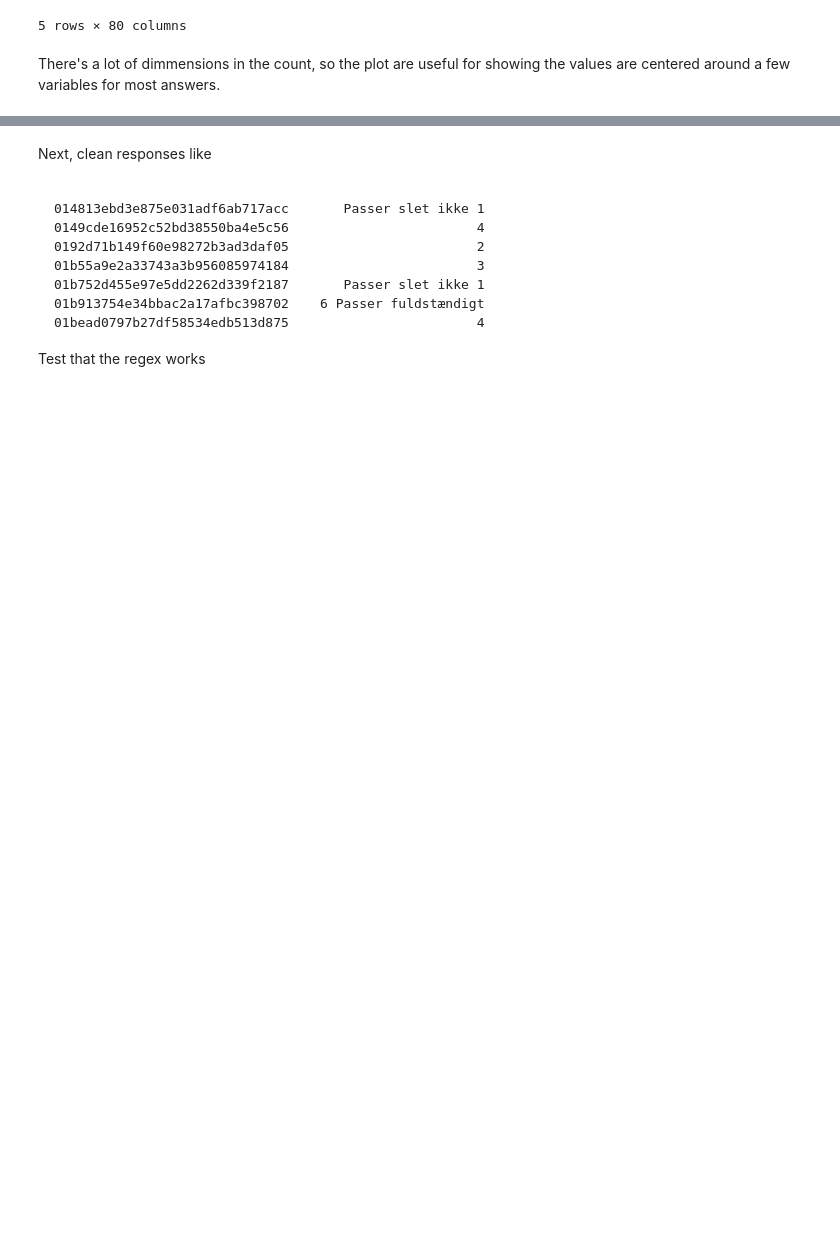
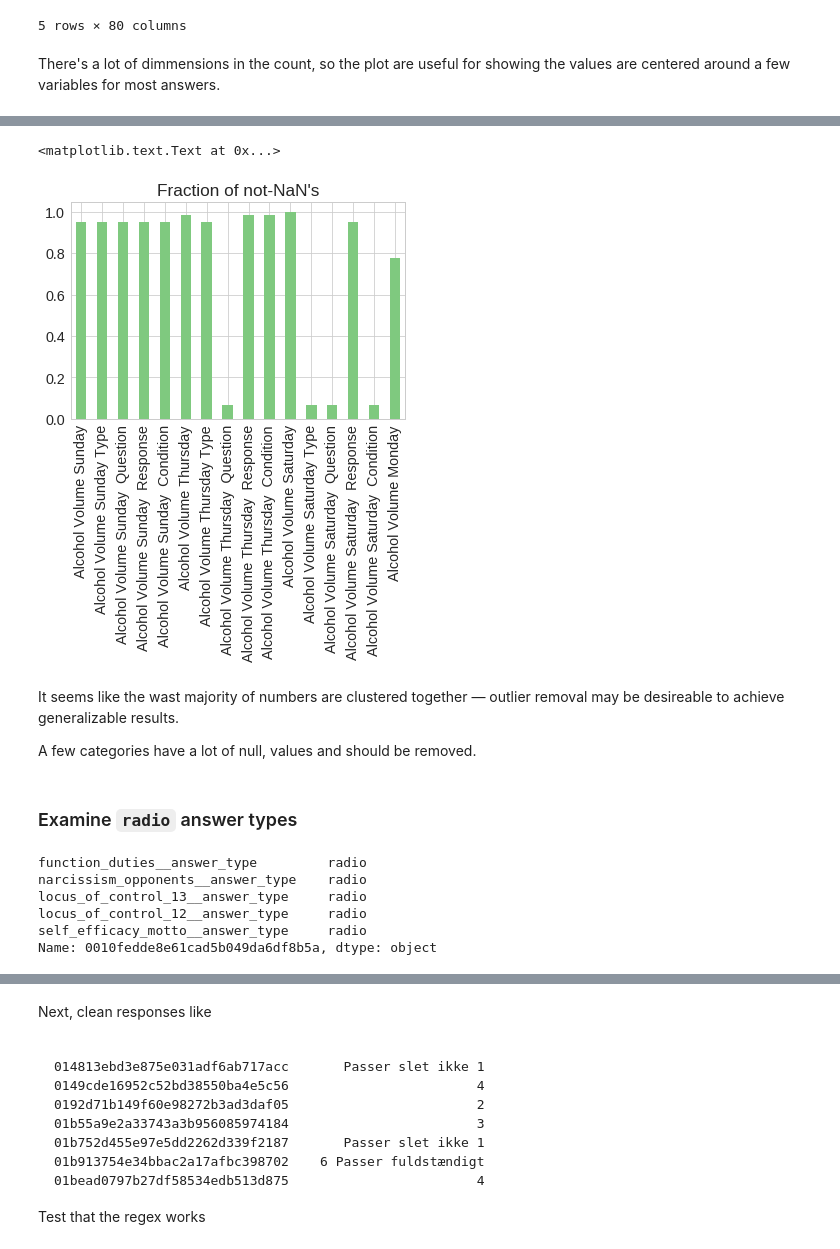
Before and after one commit to AllanLRH/master_thesis, a Jupyter notebook: tryLoadData/load_morequestions_data.ipynb, the cells around one changed output, grey strips where cells are left out. Saved outputs shown, nothing was run; the diff lists cells and outputs as text; code cells hidden in the pictures; blank space fills up the shorter version.

```diff
--- a/tryLoadData/load_morequestions_data.ipynb
+++ b/tryLoadData/load_morequestions_data.ipynb
@@ -257,0 +275,22 @@ There's a lot of dimmensions in the count, so the plot are useful for showing th
+# %%
+ax = (df_number.filter(regex='_answer$').notnull().sum() / df_number.shape[0]).plot.bar()
+ax.set_xticklabels([col.replace('__answer', '').replace('_', ' ').title() for col in df_number.columns]);
+ax.set_title("Fraction of not-NaN's")
+# %% [output]
+<matplotlib.text.Text at 0x...>
+[figure, added]
+# %% [markdown]
+It seems like the wast majority of numbers are clustered together — outlier removal may be desireable to achieve generalizable results.
+
+A few categories have a lot of null, values and should be removed.
+# %% [markdown]
+### Examine `radio` answer types
+# %%
+tmprow.where(tmprow == 'radio').dropna().head()
+# %% [output]
+function_duties__answer_type         radio
+narcissism_opponents__answer_type    radio
+locus_of_control_13__answer_type     radio
+locus_of_control_12__answer_type     radio
+self_efficacy_motto__answer_type     radio
+Name: 0010fedde8e61cad5b049da6df8b5a, dtype: object
```
Also changed, not shown: parts of 17 cells of this notebook.
